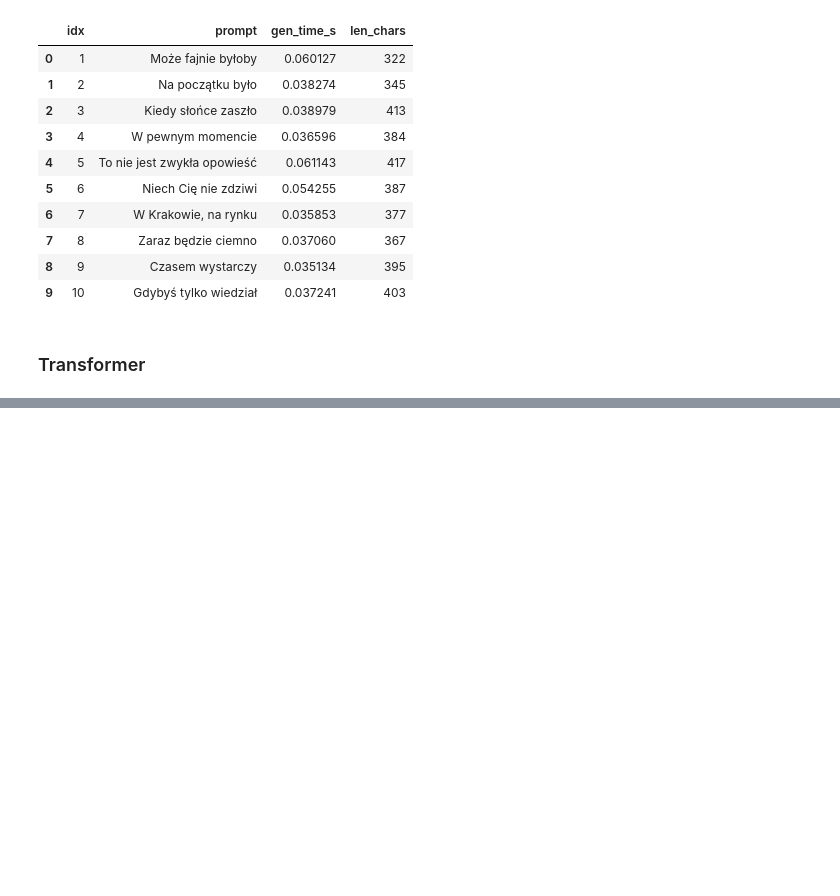
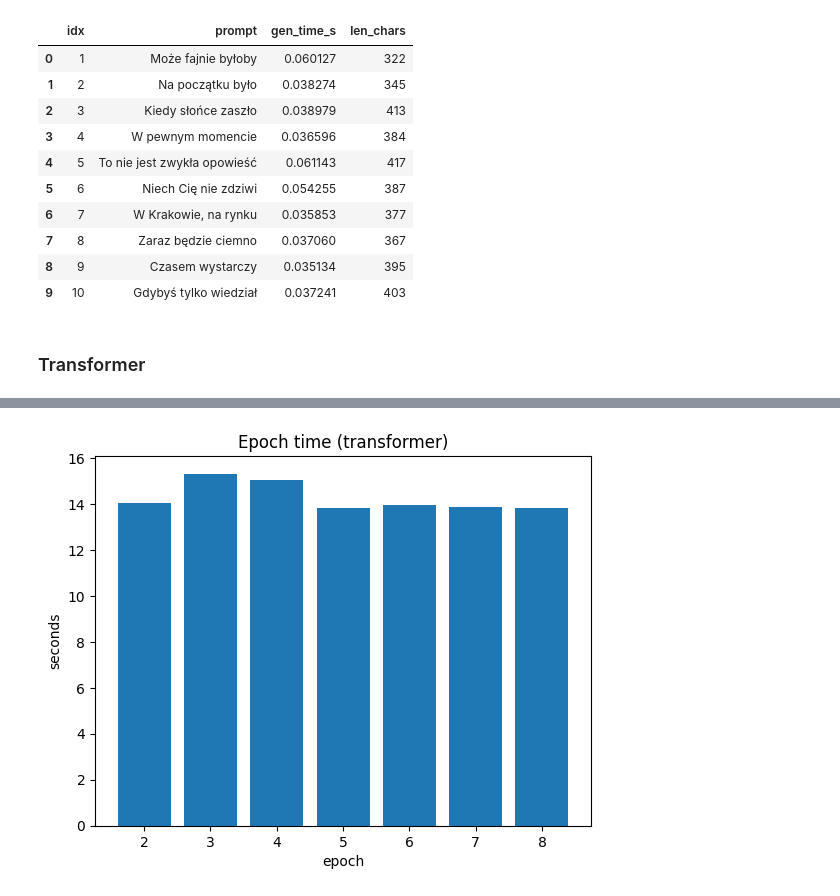
Before and after one commit to juliaryb/computational-linguistics, a Jupyter notebook: experiments.ipynb, the cells around one changed output, grey strips where cells are left out. Saved outputs shown, nothing was run; the diff lists cells and outputs as text; code cells hidden in the pictures; blank space fills up the shorter version.

```diff
--- a/experiments.ipynb
+++ b/experiments.ipynb
@@ -203,0 +271,7 @@ True
+# %%
+plt.figure()
+plt.bar(df["epoch"], df["epoch_time_sec"])
+plt.xlabel("epoch"); plt.ylabel("seconds"); plt.title(f"Epoch time ({config.MODEL_ARCH})")
+plt.show()
+# %% [output]
+[figure, added]
```
Also changed, not shown: parts of 13 cells of this notebook, 2 other files.
